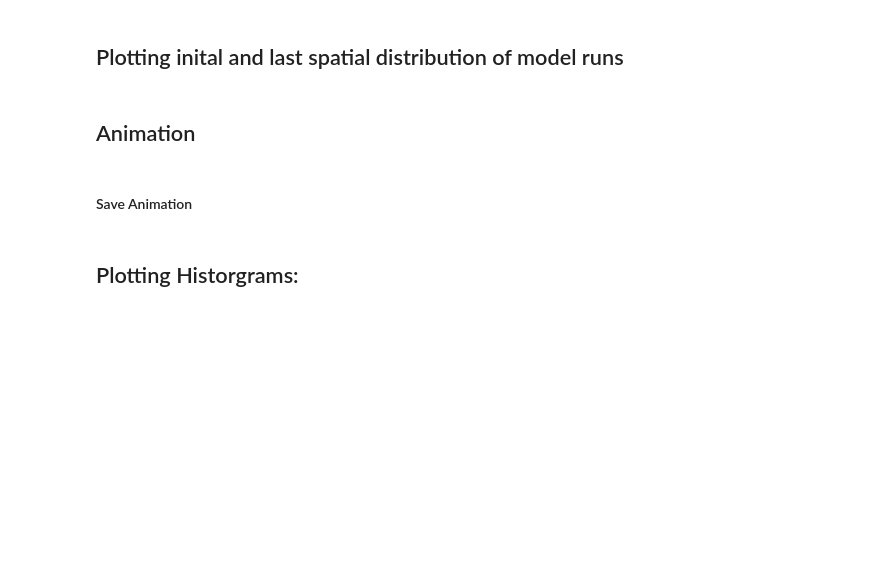
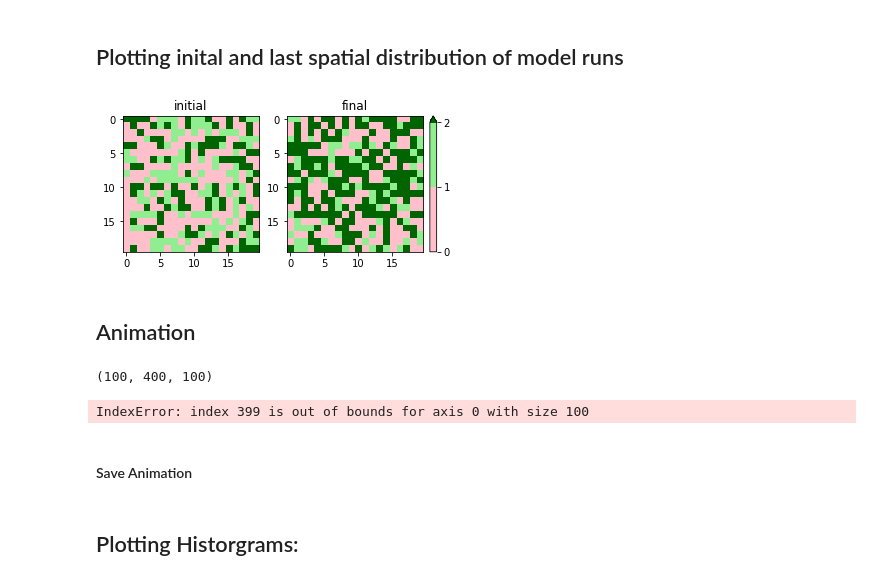
Before and after one commit to rneuhausler/coralModel-analyses, a Jupyter notebook: scripts/coralModelTDA.ipynb, the cells around one changed output. Saved outputs shown, nothing was run; the diff lists cells and outputs as text; code cells hidden in the pictures; blank space fills up the shorter version.

```diff
--- a/scripts/coralModelTDA.ipynb
+++ b/scripts/coralModelTDA.ipynb
@@ -158,13 +205,15 @@ np.where(coralCount > algaeCount)
 # %%
 ##initial
 data1 = np.reshape(types[0,:,0], (-1, rows))
 ##final
 data2 = np.reshape(types[NumberOfRuns-1,:,0], (-1, rows))
 ##plot
 tl.initialFinal(data1=data1, data2=data2)
 
 
-np.savetxt("modelOutput_shifting_Equal_.csv", np.reshape(types[i,:,1], (-1, rows)), delimiter=",")
+np.savetxt("modelOutput_shifting_Equal_4040.csv", np.reshape(types[i,:,1], (-1, rows)), delimiter=",")
+# %% [output]
+[figure, added]
 # %% [markdown]
 ## Animation
 # %%
@@ -173,8 +222,14 @@ np.savetxt("modelOutput_shifting_Equal_.csv", np.reshape(types[i,:,1], (-1, rows
 %matplotlib inline
 import matplotlib.animation as animation
 from IPython.display import HTML
+# %%
+types.shape
+# %% [output]
+(100, 400, 100)
 # %%
-np.reshape(types[i,:,1], (-1, rows))
+np.reshape(types[,:,1], (-1, rows))
+# %% [output]
+IndexError: index 399 is out of bounds for axis 0 with size 100
 # %%
 import numpy as np
 import matplotlib.pyplot as plt
```
Also changed, not shown: parts of 12 cells of this notebook.
